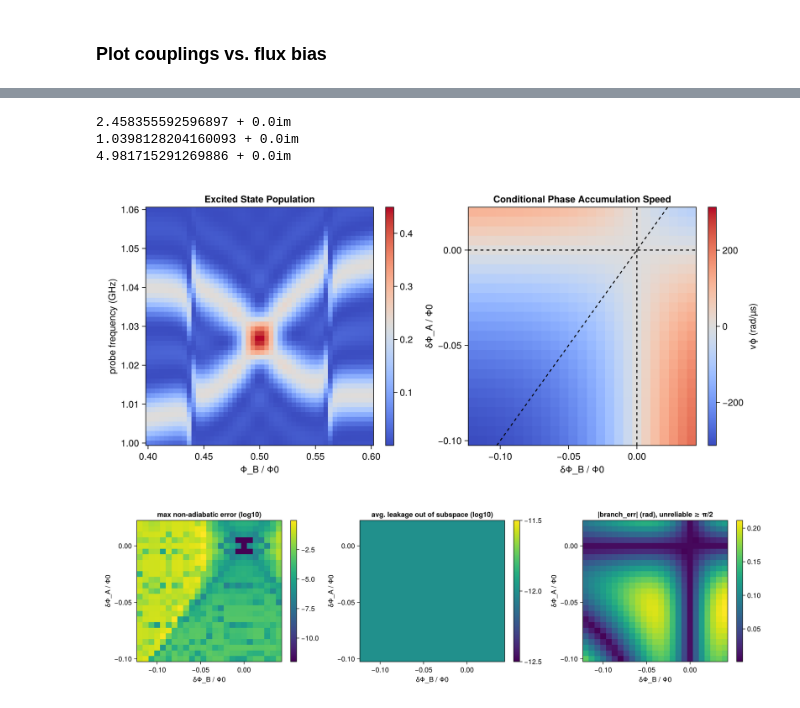
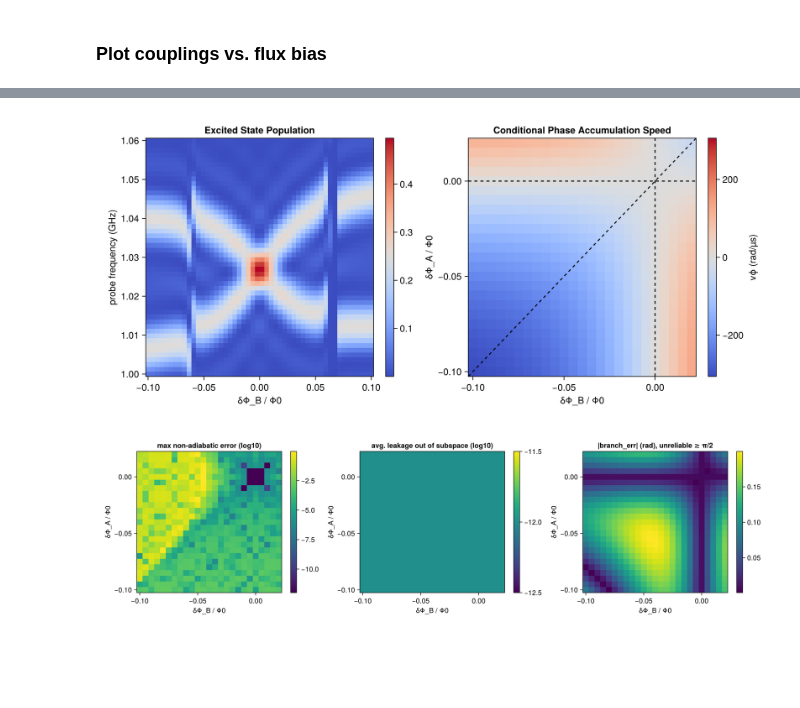
Before and after one commit to brisenodaniel/XoniumUnitCell.jl, a Jupyter notebook: notebooks/parametric_CZ.ipynb, the cells around one changed output, grey strips where cells are left out. Drawn from its saved outputs; the diff is of its cells as text; code cells hidden in the pictures; blank space fills up the shorter version.

```diff
--- a/notebooks/parametric_CZ.ipynb
+++ b/notebooks/parametric_CZ.ipynb
@@ -771,10 +113,0 @@ figure_2b_sweep (generic function with 1 method)
-# %%
-fig2a_sys = get_perturbed_system(H_bare, (0.458-0.5)*2π, (0.4-0.5)*2π)
-λgg, λeg, λge, λee = [state(fig2a_sys, lbl; bare_to_dressed_tracking=:overlap)[1]/2π for lbl in [:gg, :eg, :ge, :ee]]
-println(λee - λgg)
-println(λeg - λgg)
-println(λee - λge\pi)
-# %% [output]
-2.458355592596897 + 0.0im
-1.0398128204160093 + 0.0im
-4.981715291269886 + 0.0im
@@ -797,22 +114,27 @@ println(λee - λge\pi)
 # %%
-ωlist = 2π .* LinRange(1.0, 1.06, 50)
-ϕB_list = 2π .* LinRange(0.4, 0.6, 50)  # TOTAL flux bias 2πΦ_B/Φ0 (build_H_S1 convention), i.e. 0.4-0.6 Φ0
+# Fig. 2a: spectroscopy of qubit A while sweeping the flux detuning of qubit B and the probe frequency
+ωlist_2a = 2π .* LinRange(1.0, 1.06, 50)
+δϕB_list_2a = 2π .* LinRange(-0.1, 0.1, 50)  # detuning of qubit B from the sweet spot, as 2πδΦ_B/Φ0 (total bias π + δϕ)
 
-# demo placeholders for the pulse/sweep parameters figure_2a_sweep needs but
+# demo placeholders for the pulse/sweep parameters the sweep needs but
 # this cell doesn't otherwise define -- tune to match the target figure
 tlist = collect(LinRange(0, 100, 2))
 t_ramp = 2.0
 Ω_ge = 0.1
 
-# run 2 a sweep over ranges, collect result
-P_transition = figure_2a_sweep(tlist, t_ramp, ϕB_list, ωlist, Ω_ge; ϕA=0.458*2π, J=J)
+# drive envelope; the sweep multiplies it by cos(ωt) for every ω in ωlist_2a
+env0 = cosine_ramp_envelope(t_ramp, maximum(tlist) - 2t_ramp)
+env(p, t) = env0(t)
 
-# figure 2b/c sweep: dynamical CZ experiment, τ = 200 ns, tanh ramps with t_r = 2 ns (paper settings)
-δΦA_list_2b = LinRange(-0.10, 0.02, 25)   # detuning from Φ0/2, units of Φ0
-δΦB_list_2b = LinRange(-0.12, 0.04, 25)
+# run 2 a sweep over ranges, collect result. The sweep takes the coupling magnitude, the notebook's J has the opposite sign
+P_transition = run_spectography_flux_sweep_2a(fA_params, fB_params, tlist, env, δϕB_list_2a, ωlist_2a, -J, Ω_ge)
 
-# run 2 b sweep over ranges, collect result
-vϕ_mtrx, err_mtrx, branch_mtrx, leak_mtrx = figure_2b_sweep(H_bare, δΦA_list_2b, δΦB_list_2b; τ=200.0, t_ramp=12.0, ramp_profile=:tanh);
+# Fig. 2b/c: dynamical CZ experiment, τ = 200 ns, tanh ramps with t_r = 2 ns (paper settings)
+δϕA_list_2b = 2π .* LinRange(-0.10, 0.02, 25)   # detuning from the sweet spot Φ0/2, as a flux angle 2πδΦ/Φ0
+δϕB_list_2b = 2π .* LinRange(-0.10, 0.02, 25)
+
+# run 2 b sweep over ranges, collect result. As for 2a, the sweep takes the coupling magnitude
+vϕ_mtrx, err_mtrx, branch_mtrx, leak_mtrx = run_cz_flux_sweep_2b(fA_params, fB_params, δϕA_list_2b, δϕB_list_2b, -J; τ=200.0, t_ramp=12.0, ramp_profile=:tanh);
 # %%
 # plot results from above in heatmaps, side by side
 # both plots go from blue for low value to red for high value
@@ -822,11 +144,11 @@ fig = Figure(size = (1000, 450))
 # fig A y-axis, probe frequency in GHz
 # fig A x-axis, ϕB detuning from sweet spot
 ax_a = Axis(fig[1, 1];
-    xlabel = "Φ_B / Φ0",
+    xlabel = "δΦ_B / Φ0",
     ylabel = "probe frequency (GHz)",
     title = "Excited State Population",
 )
-hm_a = heatmap!(ax_a, ϕB_list ./ 2π, ωlist ./ 2π, permutedims(P_transition); colormap = :coolwarm)
+hm_a = heatmap!(ax_a, δϕB_list_2a ./ 2π, ωlist_2a ./ 2π, permutedims(P_transition); colormap = :coolwarm)
 Colorbar(fig[1, 2], hm_a)
 
 # fig C: conditional-phase accumulation speed, paper convention vϕ = 4 g_zz (blue < 0 < red)
@@ -836,7 +158,7 @@ ax_b = Axis(fig[1, 3];
     title = "Conditional Phase Accumulation Speed",
 )
 vmax = maximum(abs, vϕ_mtrx)
-hm_b = heatmap!(ax_b, δΦB_list_2b, δΦA_list_2b, permutedims(vϕ_mtrx);
+hm_b = heatmap!(ax_b, δϕB_list_2b ./ 2π, δϕA_list_2b ./ 2π, permutedims(vϕ_mtrx);
     colormap = :coolwarm, colorrange = (-vmax, vmax))
 hlines!(ax_b, [0.0]; color = :black, linestyle = :dash)
 vlines!(ax_b, [0.0]; color = :black, linestyle = :dash)
@@ -845,19 +167,19 @@ Colorbar(fig[1, 4], hm_b; label = "vϕ (rad/µs)")
 
 fig
 # %% [output]
-[figure, old version]
+[figure, new version]
 # %%
 # diagnostics for the Fig. 2c sweep: non-adiabatic error, leakage, and 2π-branch confidence
 fig_diag = Figure(size = (1350, 380))
 ax_e = Axis(fig_diag[1, 1]; xlabel = "δΦ_B / Φ0", ylabel = "δΦ_A / Φ0", title = "max non-adiabatic error (log10)")
-hm_e = heatmap!(ax_e, δΦB_list_2b, δΦA_list_2b, permutedims(log10.(max.(err_mtrx, 1e-12))); colormap = :viridis)
+hm_e = heatmap!(ax_e, δϕB_list_2b ./ 2π, δϕA_list_2b ./ 2π, permutedims(log10.(max.(err_mtrx, 1e-12))); colormap = :viridis)
 Colorbar(fig_diag[1, 2], hm_e)
 ax_l = Axis(fig_diag[1, 3]; xlabel = "δΦ_B / Φ0", ylabel = "δΦ_A / Φ0", title = "avg. leakage out of subspace (log10)")
-hm_l = heatmap!(ax_l, δΦB_list_2b, δΦA_list_2b, permutedims(log10.(max.(leak_mtrx, 1e-12))); colormap = :viridis)
+hm_l = heatmap!(ax_l, δϕB_list_2b ./ 2π, δϕA_list_2b ./ 2π, permutedims(log10.(max.(leak_mtrx, 1e-12))); colormap = :viridis)
 Colorbar(fig_diag[1, 4], hm_l)
 ax_r = Axis(fig_diag[1, 5]; xlabel = "δΦ_B / Φ0", ylabel = "δΦ_A / Φ0", title = "|branch_err| (rad), unreliable ≳ π/2")
-hm_r = heatmap!(ax_r, δΦB_list_2b, δΦA_list_2b, permutedims(abs.(branch_mtrx)); colormap = :viridis)
+hm_r = heatmap!(ax_r, δϕB_list_2b ./ 2π, δϕA_list_2b ./ 2π, permutedims(abs.(branch_mtrx)); colormap = :viridis)
 Colorbar(fig_diag[1, 6], hm_r)
 fig_diag
 # %% [output]
-[figure, old version]
+[figure, new version]
```
Also changed, not shown: parts of 16 cells of this notebook, 12 other files.
